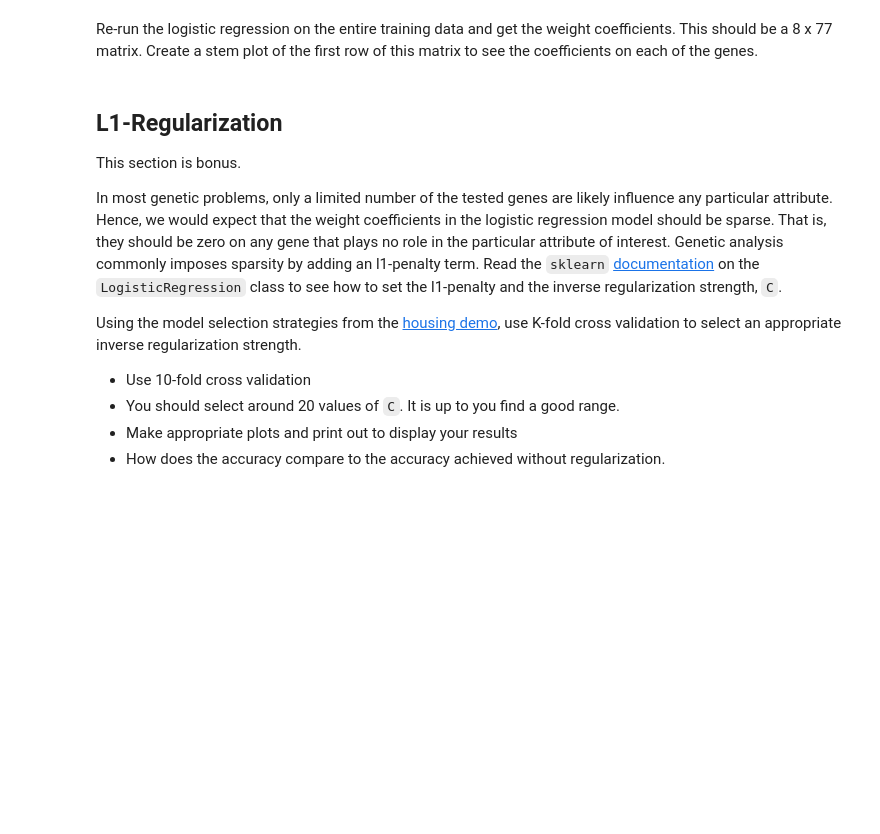
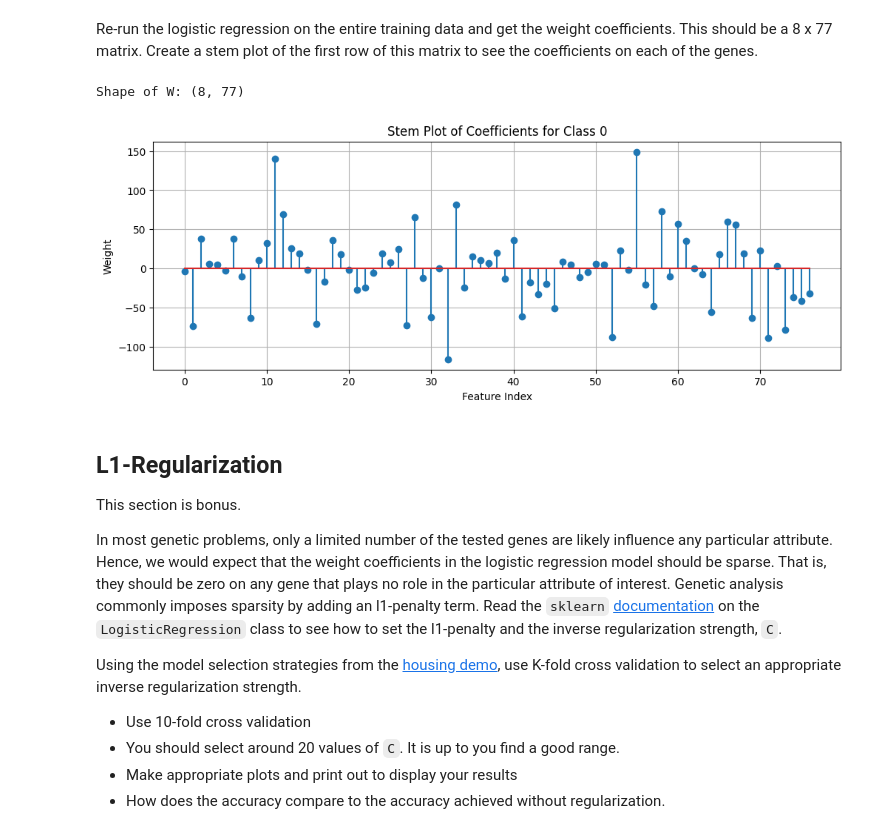
Before and after one commit to ryan-avancena/483-ml, a Jupyter notebook: 3_lab_gene_partial.ipynb, the cells around one changed output. Cells and saved outputs as stored; diff of their text form; code cells hidden in the pictures; blank space fills up the shorter version.

```diff
--- a/3_lab_gene_partial.ipynb
+++ b/3_lab_gene_partial.ipynb
@@ -57,3 +52,9 @@ has an excellent summary of methods to deal with missing values.  Following the
+# %%
+# TODO
+#  df1 = ...
+df.isnull().sum()
+
+df1 = df.fillna(df.mean(numeric_only=True))
 # %% [markdown]
 ## Binary Classification for Down's Syndrome
 
@@ -69,0 +74,8 @@ As predictors, get all but the last four columns of the dataframes.  Store the d
+# %%
+# TODO
+#   xnames = ...
+#   X = ...
+
+
+X = df1.iloc[:,:-4].values
+xnames = df1.columns[:-4].tolist()
@@ -121,4 +239,5 @@ kf = KFold(n_splits=nfold,shuffle=True)
 Now use the response variable in `df1['class']`.  This has 8 possible classes.  Use the `np.unique` funtion as before to convert this to a vector `y` with values 0 to 7.
 # %%
 # TODO
-#   y = ...
+
+unique_classes, y = np.unique(df1['class'], return_inverse=True)
@@ -142,3 +329,27 @@ Re-run the logistic regression on the entire training data and get the weight co
+# %%
+# TODO
+import matplotlib.pyplot as plt
+from sklearn.linear_model import LogisticRegression
+
+# Train model on all data
+model = LogisticRegression(C=1e5, solver='liblinear', multi_class='ovr')
+model.fit(X, y)  # X is your data matrix, y is your class label vector (0-7)
+
+# Get the weight coefficients
+W = model.coef_
+print("Shape of W:", W.shape)  # Should be (8, 77)
+
+# Plot stem plot of weights for class 0
+plt.figure(figsize=(12, 4))
+plt.stem(W[0])  # Removed use_line_collection
+plt.title("Stem Plot of Coefficients for Class 0")
+plt.xlabel("Feature Index")
+plt.ylabel("Weight")
+plt.grid(True)
+plt.show()
+# %% [output]
+Shape of W: (8, 77)
+[figure, added]
 # %% [markdown]
 ## L1-Regularization
 
```
Also changed, not shown: parts of 24 cells of this notebook.
